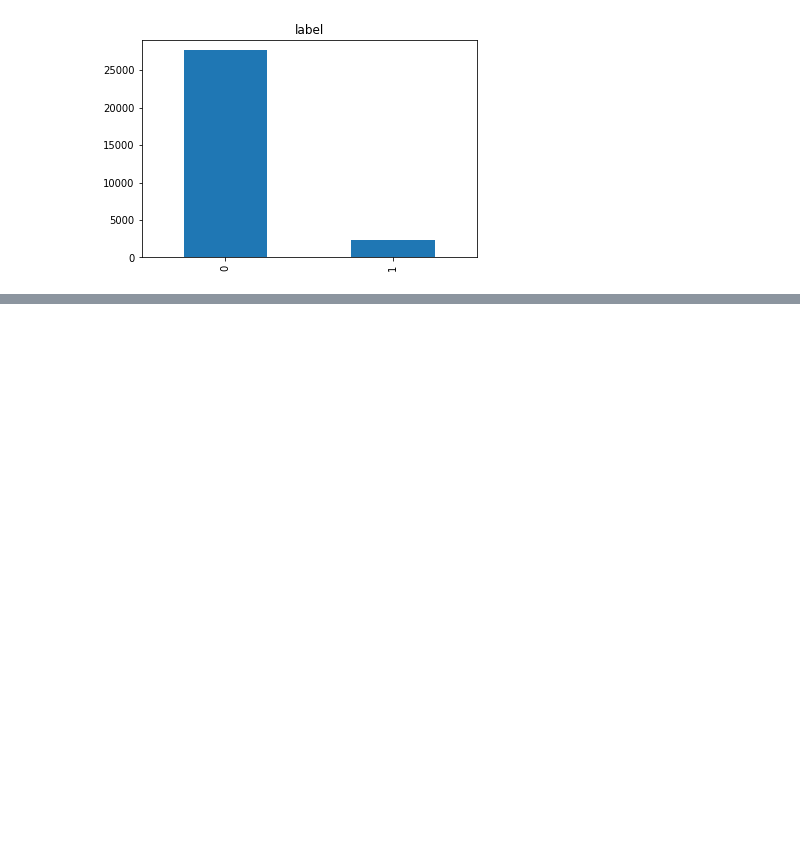
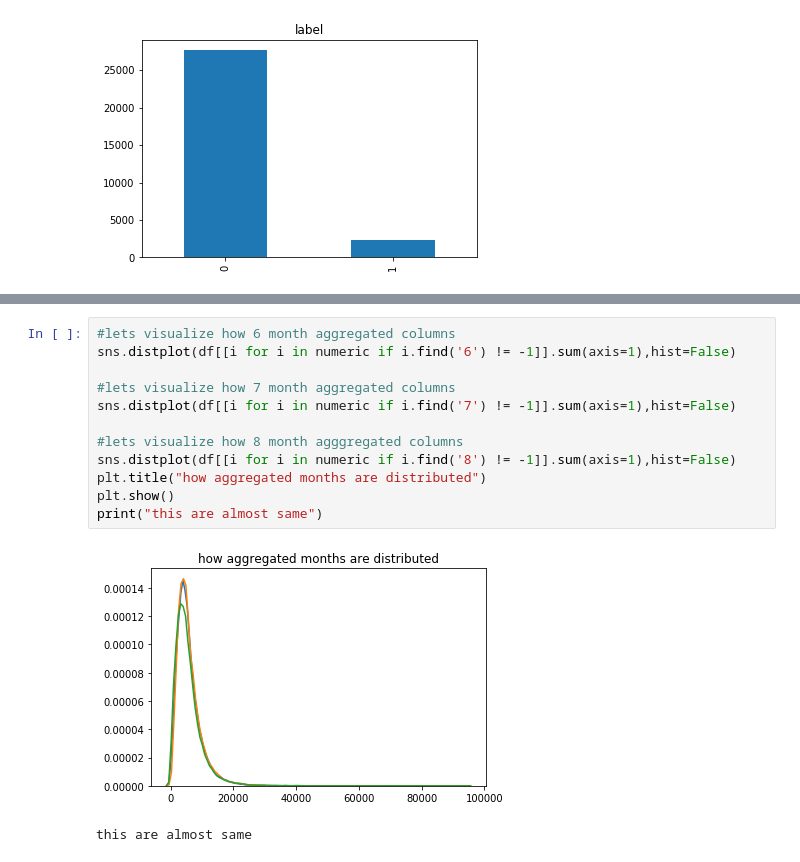
Before and after one commit to jagadeesh-gajula/Telecom-Churn-Prediction, a Jupyter notebook: Telecom Churn Case Study.ipynb, the cells around one changed output, grey strips where cells are left out. Saved outputs shown, nothing was run; the diff lists cells and outputs as text; blank space fills up the shorter version.

```diff
--- a/Telecom Churn Case Study.ipynb
+++ b/Telecom Churn Case Study.ipynb
@@ -266,0 +260,15 @@ for i in numeric:
+# %%
+#lets visualize how 6 month aggregated columns
+sns.distplot(df[[i for i in numeric if i.find('6') != -1]].sum(axis=1),hist=False)
+
+#lets visualize how 7 month aggregated columns
+sns.distplot(df[[i for i in numeric if i.find('7') != -1]].sum(axis=1),hist=False)
+
+#lets visualize how 8 month agggregated columns
+sns.distplot(df[[i for i in numeric if i.find('8') != -1]].sum(axis=1),hist=False)
+plt.title("how aggregated months are distributed")
+plt.show()
+print("this are almost same")
+# %% [output]
+[figure, added]
+this are almost same
```
Also changed, not shown: parts of 14 cells of this notebook.
